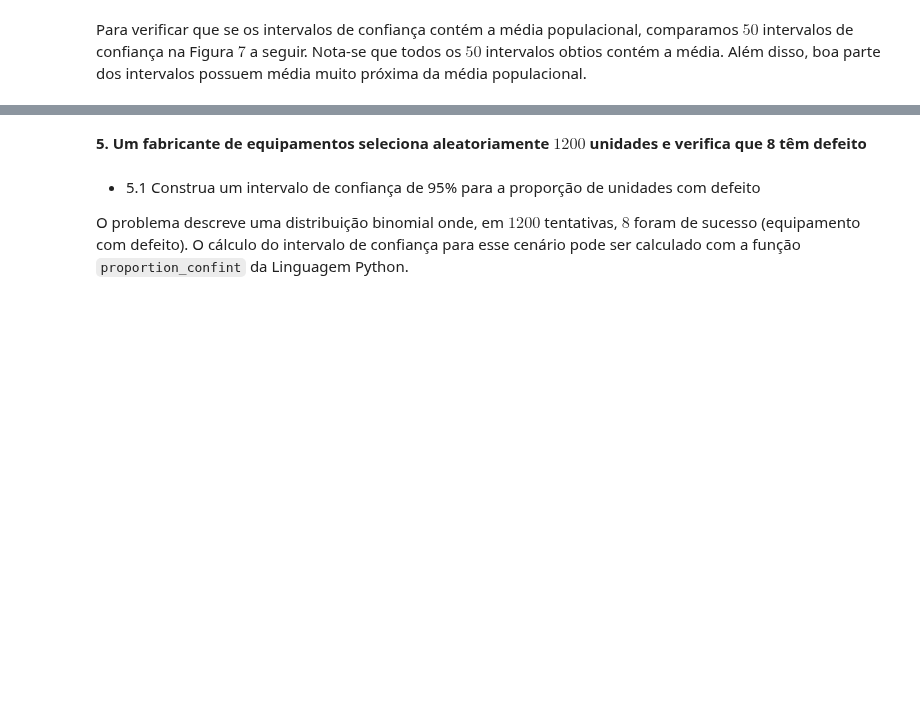
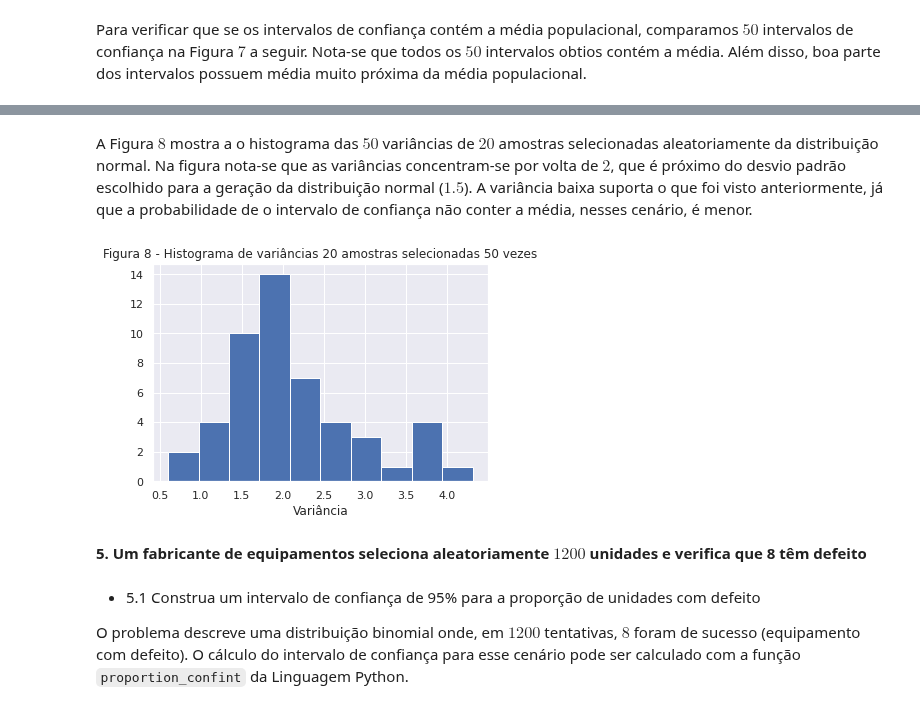
Before and after one commit to ifribeiro/TEI-EstApl, a Jupyter notebook: EPC6.ipynb, the cells around one changed output, grey strips where cells are left out. Cells and saved outputs as stored; diff of their text form; code cells hidden in the pictures; blank space fills up the shorter version.

```diff
--- a/EPC6.ipynb
+++ b/EPC6.ipynb
@@ -219,3 +221,12 @@ ax.set_xlabel("Intervalo");
+# %% [markdown]
+A Figura $8$ mostra a o histograma das $50$ variâncias de $20$ amostras selecionadas aleatoriamente da distribuição normal. Na figura nota-se que as variâncias concentram-se por volta de $2$, que é próximo do desvio padrão escolhido para a geração da distribuição normal ($1.5$). A variância baixa suporta o que foi visto anteriormente, já que a probabilidade de o intervalo de confiança não conter a média, nesses cenário, é menor.
+# %%
+fig, ax = plt.subplots()
+ax.hist(variancias)
+ax.set_title("Figura {} - Histograma de variâncias 20 amostras selecionadas 50 vezes".format(8))
+ax.set_xlabel("Variância");
+# %% [output]
+[figure, added]
 # %% [markdown]
 **5. Um fabricante de equipamentos seleciona aleatoriamente $1200$ unidades e verifica que 8 têm defeito**
 # %% [markdown]
```
Also changed, not shown: parts of 4 cells of this notebook, 1 other file.
